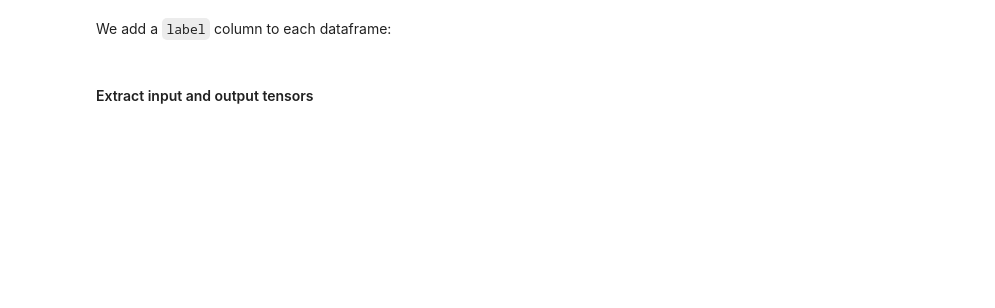
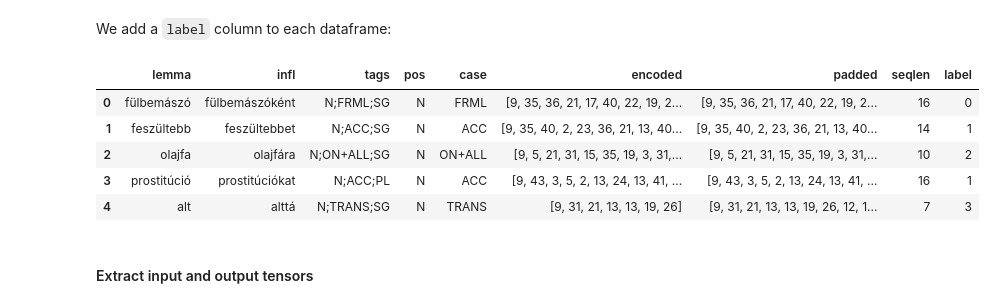
Before and after one commit to bmeaut/python_nlp_2020_fall, a Jupyter notebook: lectures/09_Sequence_modeling.ipynb, the cells around one changed output. Cells and saved outputs as stored; diff of their text form; code cells hidden in the pictures; blank space fills up the shorter version.

```diff
--- a/lectures/09_Sequence_modeling.ipynb
+++ b/lectures/09_Sequence_modeling.ipynb
@@ -477,6 +609,15 @@ We add a `label` column to each dataframe:
 train_df['label'] = train_df.case.apply(lambda c: label_to_id[c])
 dev_df['label'] = dev_df.case.apply(lambda c: label_to_id[c])
 test_df['label'] = test_df.case.apply(lambda c: label_to_id[c])
+# %%
+train_df.head()
+# %% [output]
+|  | lemma | infl | tags | pos | case | encoded | padded | seqlen | label |
+| 0 | fülbemászó | fülbemászóként | N;FRML;SG | N | FRML | [9, 35, 36, 21, 17, 40, 22, 19, 2... | [9, 35, 36, 21, 17, 40, 22, 19, 2... | 16 | 0 |
+| 1 | feszültebb | feszültebbet | N;ACC;SG | N | ACC | [9, 35, 40, 2, 23, 36, 21, 13, 40... | [9, 35, 40, 2, 23, 36, 21, 13, 40... | 14 | 1 |
+| 2 | olajfa | olajfára | N;ON+ALL;SG | N | ON+ALL | [9, 5, 21, 31, 15, 35, 19, 3, 31,... | [9, 5, 21, 31, 15, 35, 19, 3, 31,... | 10 | 2 |
+| 3 | prostitúció | prostitúciókat | N;ACC;PL | N | ACC | [9, 43, 3, 5, 2, 13, 24, 13, 41, ... | [9, 43, 3, 5, 2, 13, 24, 13, 41, ... | 16 | 1 |
+| 4 | alt | alttá | N;TRANS;SG | N | TRANS | [9, 31, 21, 13, 13, 19, 26] | [9, 31, 21, 13, 13, 19, 26, 12, 1... | 7 | 3 |
 # %% [markdown]
 #### Extract input and output tensors
 # %%
```
Also changed, not shown: parts of 35 cells of this notebook, 1 other file.
